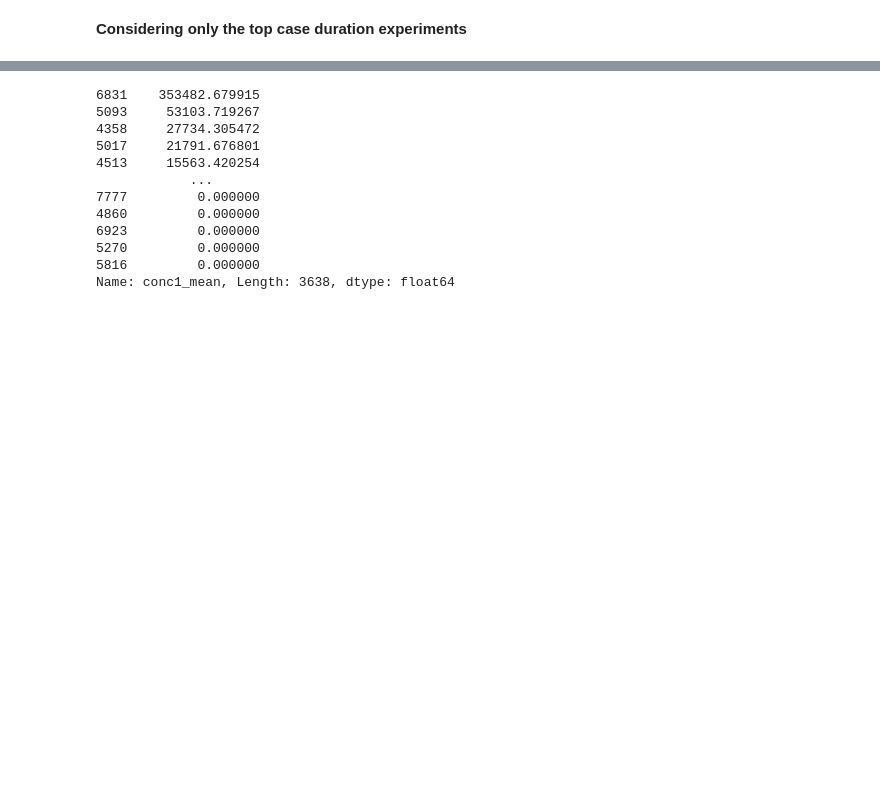
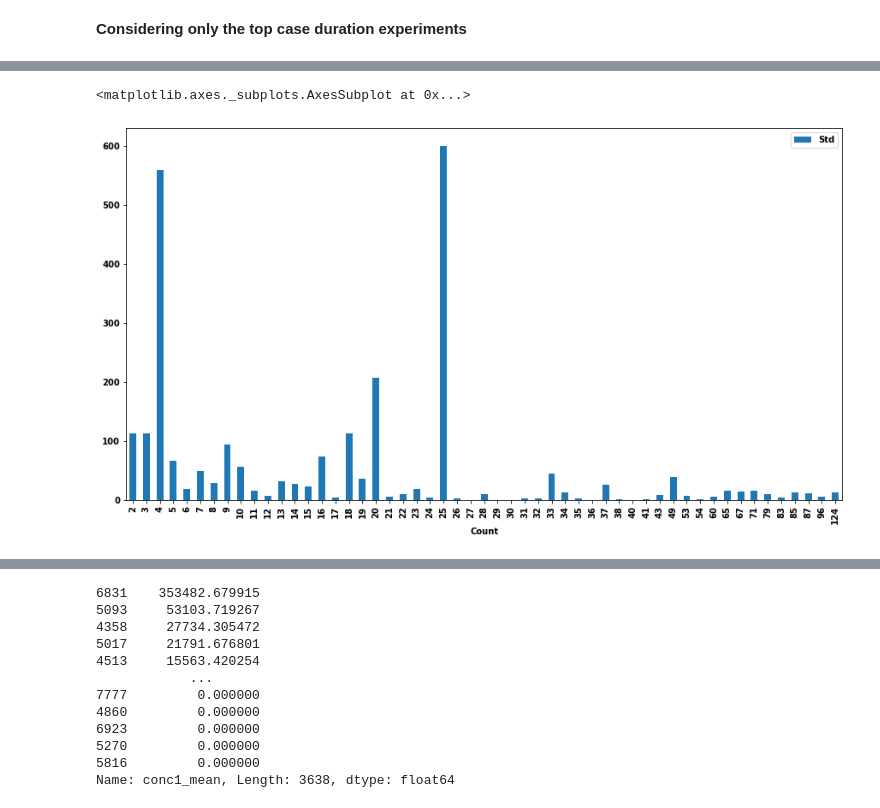
Before and after one commit to manuleo/ML_Toxicology_Testing, a Jupyter notebook: Repeated_Experiments.ipynb, the cells around one changed output, grey strips where cells are left out. Cells and saved outputs as stored; diff of their text form; code cells hidden in the pictures; blank space fills up the shorter version.

```diff
--- a/Repeated_Experiments.ipynb
+++ b/Repeated_Experiments.ipynb
@@ -45,0 +92,5 @@ base_db.index.size
+# %%
+c_exp.groupby("Count").agg(Std=("Std","mean")).plot(kind="bar")
+# %% [output]
+<matplotlib.axes._subplots.AxesSubplot at 0x...>
+[figure, added]
```
Also changed, not shown: parts of 13 cells of this notebook.
